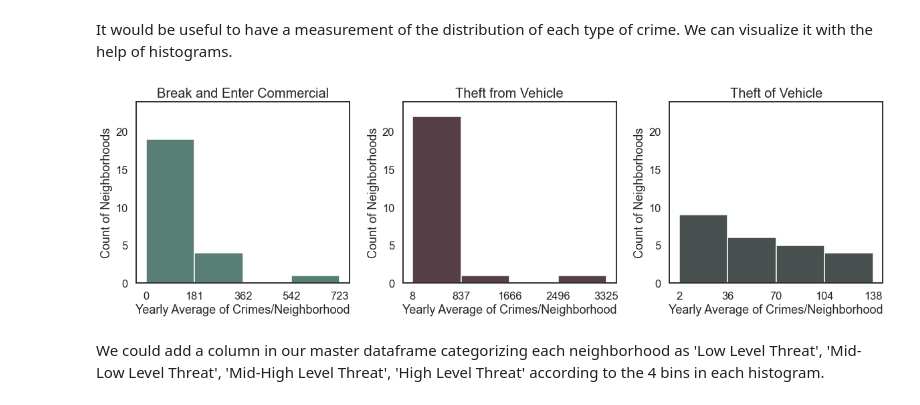
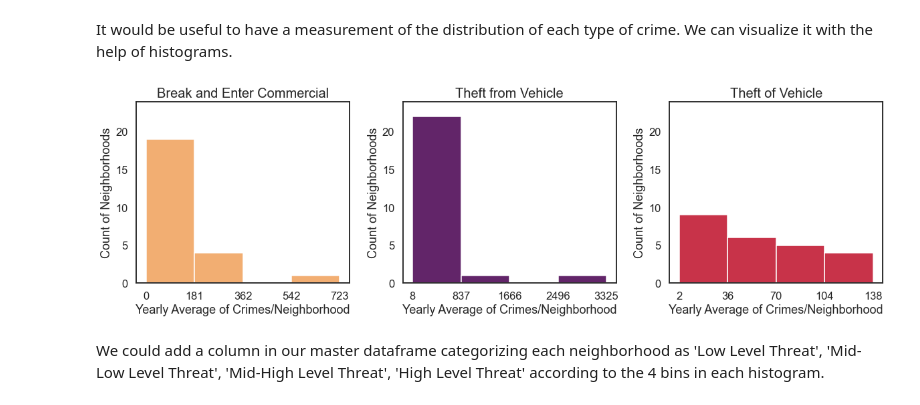
Before and after one commit to carlosalbertopgo/Coursera_Capstone, a Jupyter notebook: Capstone_Project_Notebook.ipynb, the cells around one changed output. Drawn from its saved outputs; the diff is of its cells as text; code cells hidden in the pictures.

```diff
--- a/Capstone_Project_Notebook.ipynb
+++ b/Capstone_Project_Notebook.ipynb
@@ -548,6 +565,6 @@ Clearly the most representative type of crime for the project purpose is 'Break
 # %%
 # Setting colors for each regression and columns to evaluate against 'Break and Enter Commercial':
-colors = ['#587e76','#563f46','#667292','#484f4f','#686256','#c1502e']
+colors = ['#f2ae72','#622569','#e06377','#c83349','#eeac99','#674d3c']
 features = ['Other Theft','Theft from Vehicle','Theft of Bicycle',
             'Theft of Vehicle','Mischief','Break and Enter Residential']
 sns.set_style('darkgrid')
@@ -561,6 +578,6 @@ for i in range(len(features)):
     axi.set_xlim(-50,850)
 plt.subplots_adjust(wspace=0.5,hspace=0.5)
 # Saving figure:
-plt.savefig('regplots.png', dpi=200, bbox_inches='tight')
+#plt.savefig('regplots.png', dpi=200, bbox_inches='tight')
 plt.show()
 # %% [output]
@@ -605,29 +622,29 @@ master_pivot.head()
 It would be useful to have a measurement of the distribution of each type of crime. We can visualize it with the help of histograms.
 # %%
 # Setting colors for each histogram and columns to evaluate:
-colors = ['#587e76','#563f46','#484f4f']
+colors = ['#f2ae72','#622569','#c83349']
 features = ['Break and Enter Commercial','Theft from Vehicle','Theft of Vehicle']
 sns.set_style('white')
 # Setting figure size:
 plt.figure(figsize=(20, 5))
 sns.set_context('talk')
 # Creating histogram plot:
 tot_bins = []
 for i in range(len(features)):
     axi = plt.subplot(1,3,i+1)
     n, bins, patches = plt.hist(master_pivot[features[i]], color=colors[i],bins=4)
     plt.ylabel('Count of Neighborhoods')
     plt.xlabel('Yearly Average of Crimes/Neighborhood')
     binx = [round(bin) for bin in bins]
     tot_bins.append(binx)
     plt.xticks(binx)
     plt.title(features[i],fontsize=20)
     plt.ylim(0,24)
 # Saving figure:
-plt.savefig('histograms.png', dpi=200, bbox_inches='tight')
+#plt.savefig('histograms.png', dpi=200, bbox_inches='tight')
 plt.subplots_adjust(wspace=0.25)
 # %% [output]
-[figure, old version]
+[figure, new version]
 # %% [markdown]
 We could add a column in our master dataframe categorizing each neighborhood as 'Low Level Threat', 'Mid-Low Level Threat', 'Mid-High Level Threat', 'High Level Threat' according to the 4 bins in each histogram.
 # %%
```
Also changed, not shown: parts of 51 cells of this notebook.
